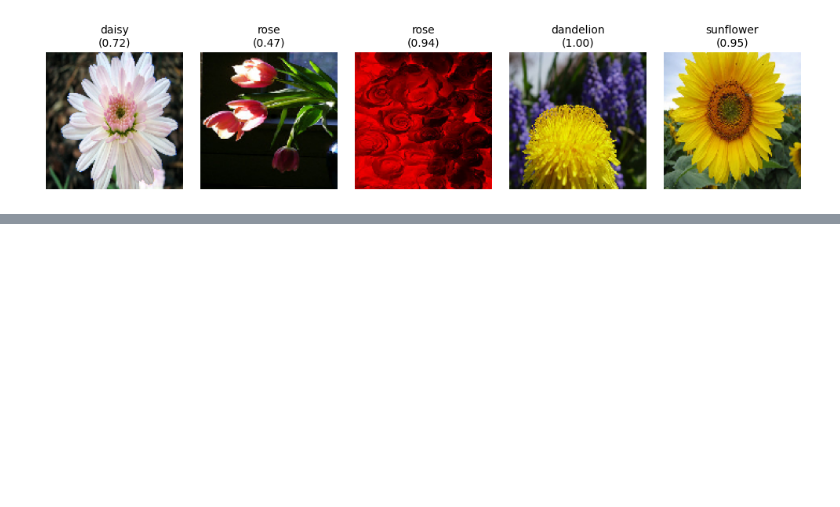
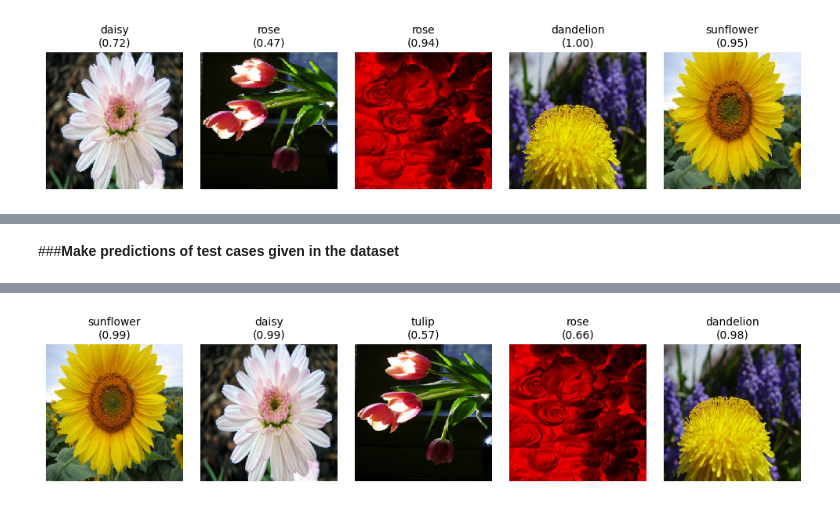
Before and after one commit to ShankalpaPokharel/FlowerClassification-with-DeepLearning, a Jupyter notebook: Flower_Image_Classification_with_Convolutional_Neural_Network.ipynb, the cells around one changed output, grey strips where cells are left out. Cells and saved outputs as stored; diff of their text form; code cells hidden in the pictures; blank space fills up the shorter version.

```diff
--- a/Flower_Image_Classification_with_Convolutional_Neural_Network.ipynb
+++ b/Flower_Image_Classification_with_Convolutional_Neural_Network.ipynb
@@ -599,0 +779,61 @@ plt.show()
+# %% [markdown]
+###**Make predictions of test cases given in the dataset**
+# %%
+import tensorflow as tf
+import numpy as np
+import os
+import cv2
+import matplotlib.pyplot as plt
+
+from tensorflow.keras.preprocessing.image import load_img, img_to_array
+from tensorflow.keras.models import load_model
+
+# Load the saved model
+# model = tf.keras.models.load_model('flower_classification_best_xception.h5')
+
+
+
+# Set the path of the test folder
+test_dir = 'Flower_Classification/Test/'
+
+# Get the file names of the test images
+test_files = os.listdir(test_dir)
+
+# Set the figure size and subplot layout
+fig = plt.figure(figsize=(10, 10))
+rows = 5
+cols = 5
+
+# Loop over the test images and predict the class labels
+for i, file in enumerate(test_files):
+    # Load the test image
+    image_path = os.path.join(test_dir, file)
+    # Load the image
+    img = load_img(image_path, target_size=(224, 224))
+    # Convert the image to a numpy array
+    img_array = img_to_array(img)
+    # Reshape the array to match the input shape of the model
+    img_array = img_array.reshape((1, 224, 224, 3))
+    # Preprocess the image
+    img_array = img_array / 255.0
+    # Predict the class label
+
+
+
+    # Predict the class label and confidence score
+    prediction = model.predict(img_array)
+    class_label = ref[np.argmax(prediction)]
+    confidence = np.max(prediction)
+
+    # Add the subplot
+    fig.add_subplot(rows, cols, i+1)
+    plt.imshow(img_array[0])
+    plt.axis('off')
+
+    # Set the subplot title to the predicted class label and confidence score
+    plt.title(f"{class_label}\n({confidence:.2f})", fontsize=10)
+
+# Adjust the subplot layout and show the plot
+fig.tight_layout()
+plt.show()
+# %% [output]
@@ -599,0 +845 @@ plt.show()
+[figure, added]
```
Also changed, not shown: parts of 7 cells of this notebook.
